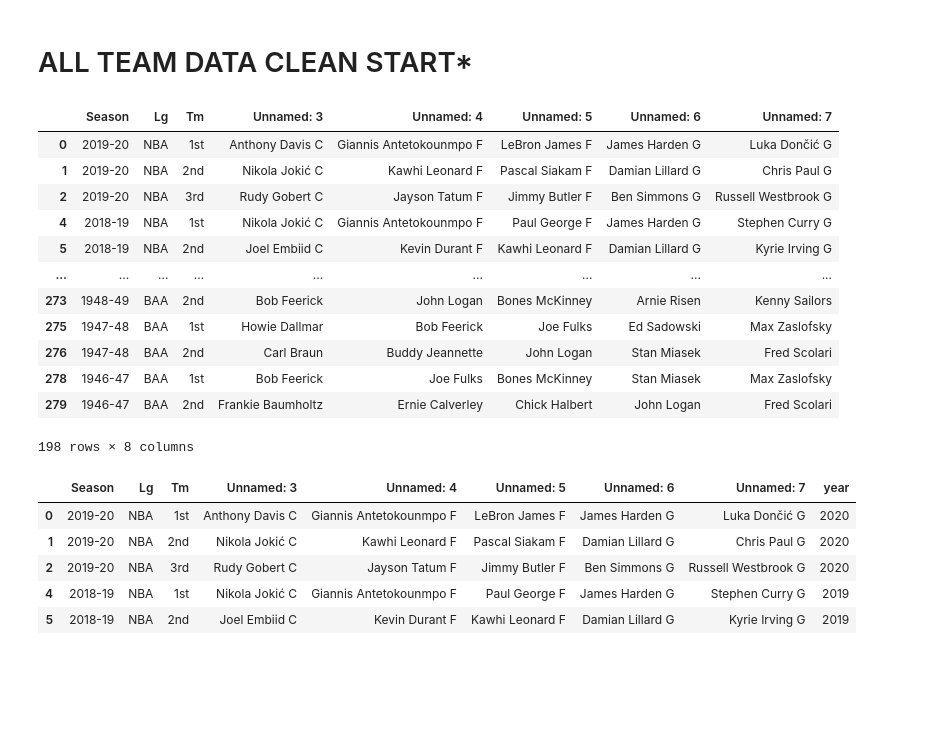
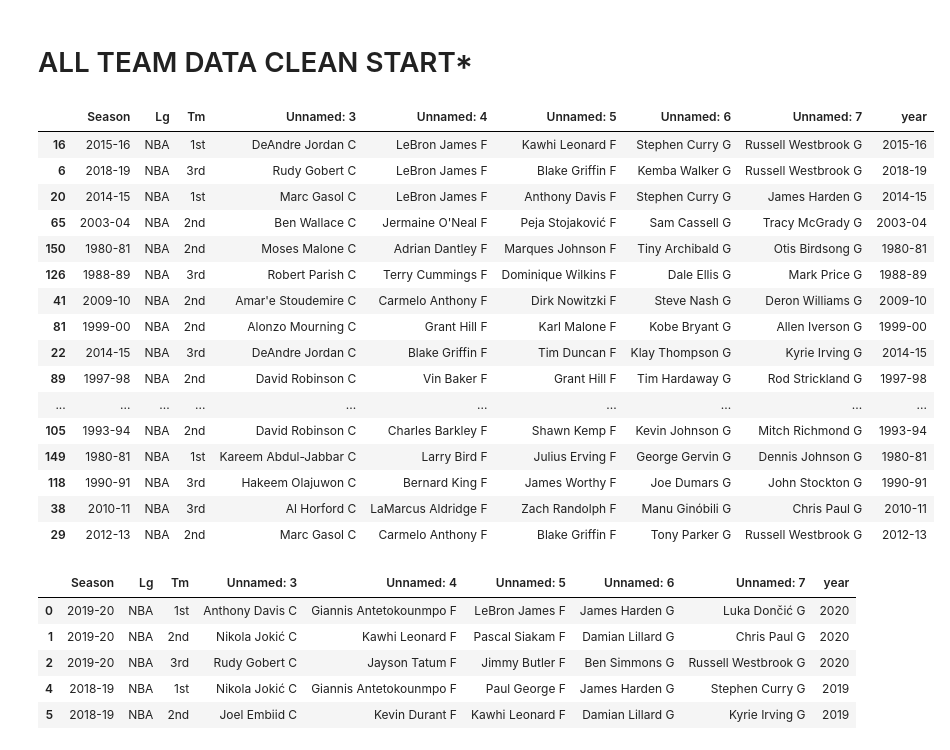
Before and after one commit to dreray/NBA_Best_Year, a Jupyter notebook: nba_final.ipynb, the cells around one changed output. Saved outputs shown, nothing was run; the diff lists cells and outputs as text; code cells hidden in the pictures; blank space fills up the shorter version.

```diff
--- a/nba_final.ipynb
+++ b/nba_final.ipynb
@@ -313,21 +321,25 @@ a_nba = df[0]
 # %%
 a_nba.dropna(inplace = True)
 # %%
-a_nba
+a_nba.sample(50)
 # %% [output]
-|  | Season | Lg | Tm | Unnamed: 3 | Unnamed: 4 | Unnamed: 5 | Unnamed: 6 | Unnamed: 7 |
-| 0 | 2019-20 | NBA | 1st | Anthony Davis C | Giannis Antetokounmpo F | LeBron James F | James Harden G | Luka Dončić G |
-| 1 | 2019-20 | NBA | 2nd | Nikola Jokić C | Kawhi Leonard F | Pascal Siakam F | Damian Lillard G | Chris Paul G |
-| 2 | 2019-20 | NBA | 3rd | Rudy Gobert C | Jayson Tatum F | Jimmy Butler F | Ben Simmons G | Russell Westbrook G |
-| 4 | 2018-19 | NBA | 1st | Nikola Jokić C | Giannis Antetokounmpo F | Paul George F | James Harden G | Stephen Curry G |
-| 5 | 2018-19 | NBA | 2nd | Joel Embiid C | Kevin Durant F | Kawhi Leonard F | Damian Lillard G | Kyrie Irving G |
-| ... | ... | ... | ... | ... | ... | ... | ... | ... |
-| 273 | 1948-49 | BAA | 2nd | Bob Feerick | John Logan | Bones McKinney | Arnie Risen | Kenny Sailors |
-| 275 | 1947-48 | BAA | 1st | Howie Dallmar | Bob Feerick | Joe Fulks | Ed Sadowski | Max Zaslofsky |
-| 276 | 1947-48 | BAA | 2nd | Carl Braun | Buddy Jeannette | John Logan | Stan Miasek | Fred Scolari |
-| 278 | 1946-47 | BAA | 1st | Bob Feerick | Joe Fulks | Bones McKinney | Stan Miasek | Max Zaslofsky |
-| 279 | 1946-47 | BAA | 2nd | Frankie Baumholtz | Ernie Calverley | Chick Halbert | John Logan | Fred Scolari |
+|  | Season | Lg | Tm | Unnamed: 3 | Unnamed: 4 | Unnamed: 5 | Unnamed: 6 | Unnamed: 7 | year |
+| 16 | 2015-16 | NBA | 1st | DeAndre Jordan C | LeBron James F | Kawhi Leonard F | Stephen Curry G | Russell Westbrook G | 2015-16 |
+| 6 | 2018-19 | NBA | 3rd | Rudy Gobert C | LeBron James F | Blake Griffin F | Kemba Walker G | Russell Westbrook G | 2018-19 |
+| 20 | 2014-15 | NBA | 1st | Marc Gasol C | LeBron James F | Anthony Davis F | Stephen Curry G | James Harden G | 2014-15 |
+| 65 | 2003-04 | NBA | 2nd | Ben Wallace C | Jermaine O'Neal F | Peja Stojaković F | Sam Cassell G | Tracy McGrady G | 2003-04 |
+| 150 | 1980-81 | NBA | 2nd | Moses Malone C | Adrian Dantley F | Marques Johnson F | Tiny Archibald G | Otis Birdsong G | 1980-81 |
+| 126 | 1988-89 | NBA | 3rd | Robert Parish C | Terry Cummings F | Dominique Wilkins F | Dale Ellis G | Mark Price G | 1988-89 |
+| 41 | 2009-10 | NBA | 2nd | Amar'e Stoudemire C | Carmelo Anthony F | Dirk Nowitzki F | Steve Nash G | Deron Williams G | 2009-10 |
+| 81 | 1999-00 | NBA | 2nd | Alonzo Mourning C | Grant Hill F | Karl Malone F | Kobe Bryant G | Allen Iverson G | 1999-00 |
+| 22 | 2014-15 | NBA | 3rd | DeAndre Jordan C | Blake Griffin F | Tim Duncan F | Klay Thompson G | Kyrie Irving G | 2014-15 |
+| 89 | 1997-98 | NBA | 2nd | David Robinson C | Vin Baker F | Grant Hill F | Tim Hardaway G | Rod Strickland G | 1997-98 |
+| ... | ... | ... | ... | ... | ... | ... | ... | ... | ... |
+| 105 | 1993-94 | NBA | 2nd | David Robinson C | Charles Barkley F | Shawn Kemp F | Kevin Johnson G | Mitch Richmond G | 1993-94 |
+| 149 | 1980-81 | NBA | 1st | Kareem Abdul-Jabbar C | Larry Bird F | Julius Erving F | George Gervin G | Dennis Johnson G | 1980-81 |
+| 118 | 1990-91 | NBA | 3rd | Hakeem Olajuwon C | Bernard King F | James Worthy F | Joe Dumars G | John Stockton G | 1990-91 |
+| 38 | 2010-11 | NBA | 3rd | Al Horford C | LaMarcus Aldridge F | Zach Randolph F | Manu Ginóbili G | Chris Paul G | 2010-11 |
+| 29 | 2012-13 | NBA | 2nd | Marc Gasol C | Carmelo Anthony F | Blake Griffin F | Tony Parker G | Russell Westbrook G | 2012-13 |
-198 rows × 8 columns
 # %%
 a_nba["year"]= a_nba["Season"].astype(str)
 # %%
```
Also changed, not shown: parts of 4 cells of this notebook, 2 other files.
